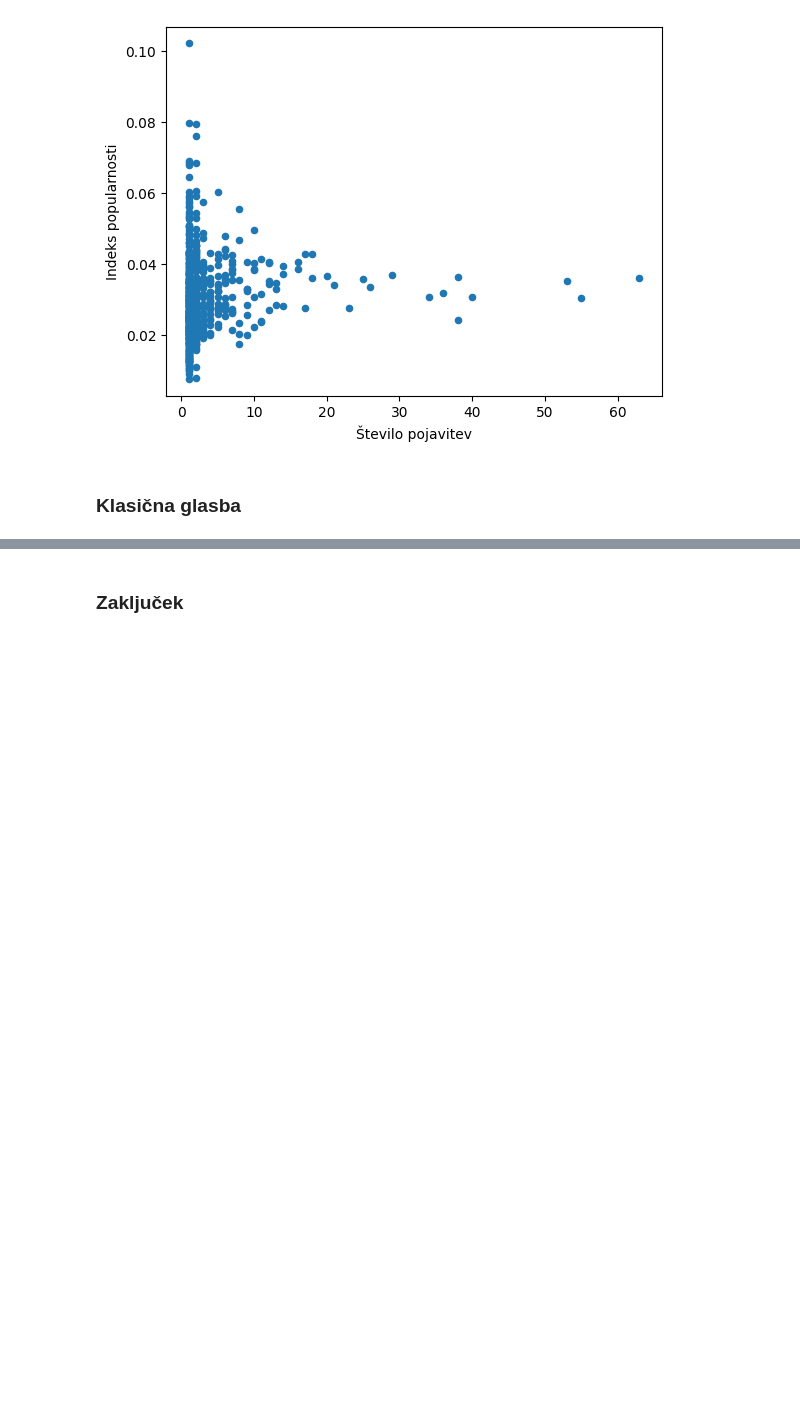
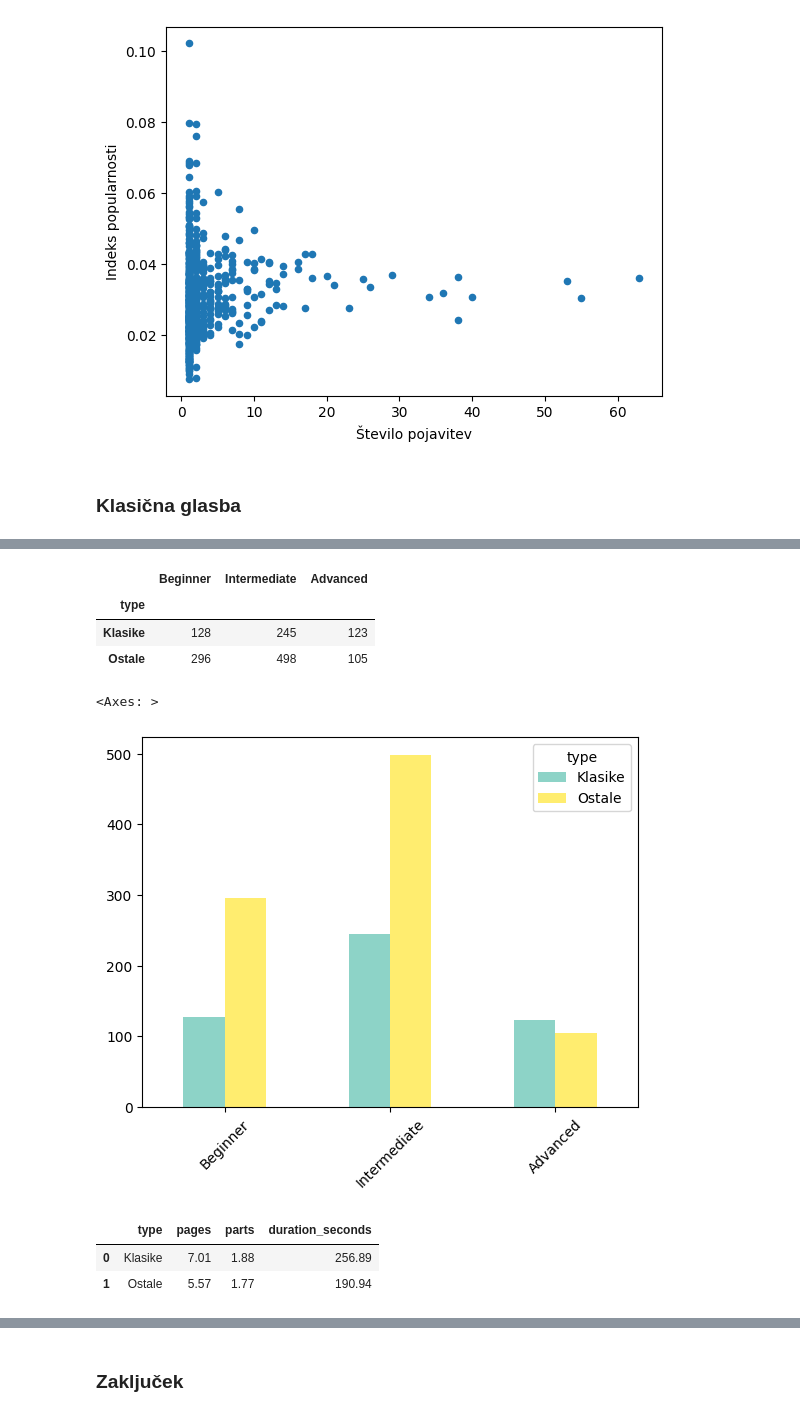
Before and after one commit to klara-stantic/Prog1-projektna, a Jupyter notebook: analiza_podatkov.ipynb, the cells around one changed output, grey strips where cells are left out. Cells and saved outputs as stored; diff of their text form; code cells hidden in the pictures; blank space fills up the shorter version.

```diff
--- a/analiza_podatkov.ipynb
+++ b/analiza_podatkov.ipynb
@@ -844,0 +849,10 @@ compare_authors
+# %%
+# tabela klasičnih skladb
+classics = zanri_povezano[zanri_povezano.genre == "Classical"]
+
+# indeksi klasik
+classics_id = classics[["music_id"]]
+
+# tabela skladb, ki ne spadajo med klasike
+not_classics = pd.merge(music, classics_id, on="music_id", how="left", indicator=True)
+not_classics = not_classics[not_classics._merge == "left_only"]
@@ -844,0 +864,46 @@ compare_authors
+# %%
+# Najpogostejša težavnost
+classics_diff = classics.groupby("difficulty").size()
+classics_diff = classics_diff.reset_index(name='count')
+classics_diff.set_index('difficulty', inplace=True)
+
+
+not_classics_diff = not_classics.groupby("difficulty").size()
+not_classics_diff = not_classics_diff.reset_index(name='count')
+not_classics_diff.set_index('difficulty', inplace=True)
+
+# Primerjava težavnosti
+how_hard = pd.DataFrame({
+    "type" : ["Klasike", "Ostale"],
+    "Beginner" : [classics_diff.at["Beginner", "count"], not_classics_diff.at["Beginner", "count"]],
+    "Intermediate" : [classics_diff.at["Intermediate", "count"], not_classics_diff.at["Intermediate", "count"]],
+    "Advanced" : [classics_diff.at["Advanced", "count"], not_classics_diff.at["Advanced", "count"]]
+})
+
+how_hard.set_index("type", inplace=True)
+how_hard
+# %% [output]
+|  | Beginner | Intermediate | Advanced |
+| type |  |  |  |
+| Klasike | 128 | 245 | 123 |
+| Ostale | 296 | 498 | 105 |
+# %%
+transposed = how_hard.transpose()
+transposed.plot.bar(rot = 45, colormap = "Set3")
+# %% [output]
+<Axes: >
+[figure, added]
+# %%
+# Primerjava ostalih parametrov
+comparsion =  pd.DataFrame({
+    "type" : ["Klasike", "Ostale"],
+    "pages" : [classics.pages.mean().round(2), not_classics.pages.mean().round(2)],
+    "parts" : [classics.parts.mean().round(2), not_classics.parts.mean().round(2)],
+    "duration_seconds" : [classics.duration_seconds.mean().round(2), not_classics.duration_seconds.mean().round(2)],
+})
+
+comparsion
+# %% [output]
+|  | type | pages | parts | duration_seconds |
+| 0 | Klasike | 7.01 | 1.88 | 256.89 |
+| 1 | Ostale | 5.57 | 1.77 | 190.94 |
```
Also changed, not shown: parts of 10 cells of this notebook.
